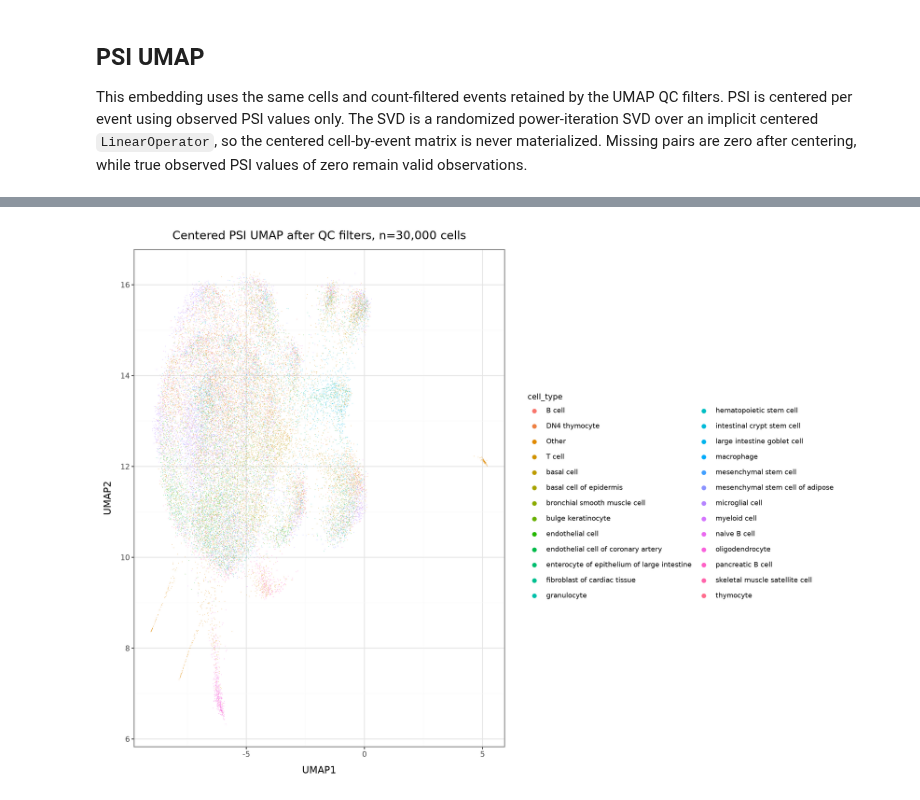
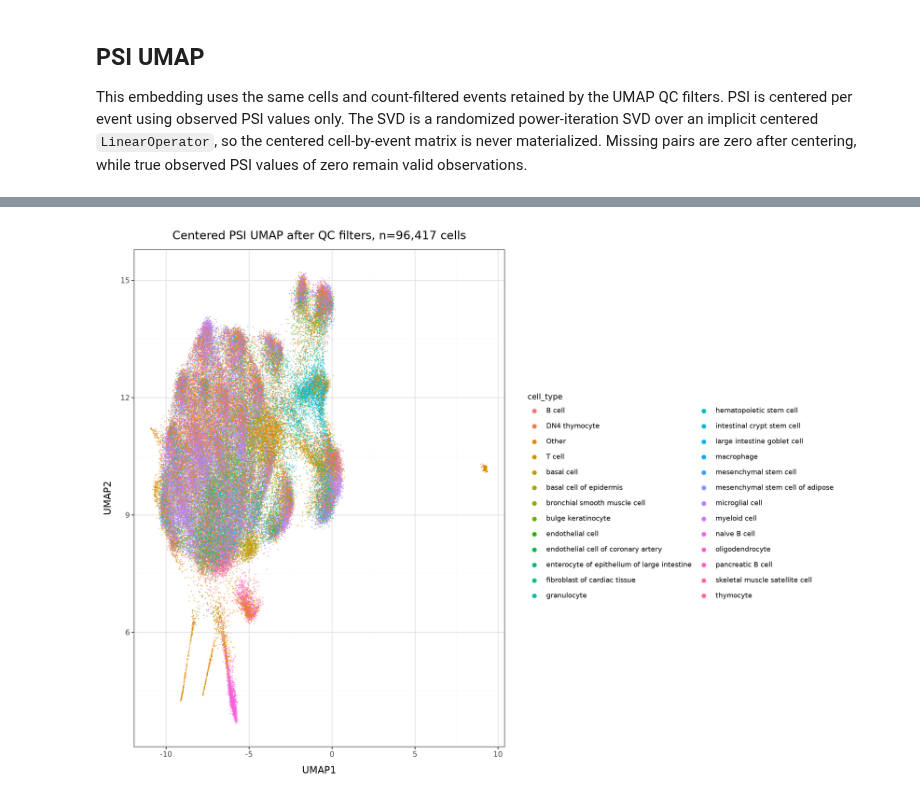
Before and after one commit to davidaknowles/tabula_rmats, a Jupyter notebook: rmats_counts_eda.executed.ipynb, the cells around one changed output, grey strips where cells are left out. Saved outputs shown, nothing was run; the diff lists cells and outputs as text; code cells hidden in the pictures.

Commit message:
Run EDA notebook on all QC-passing cells

```diff
--- a/rmats_counts_eda.executed.ipynb
+++ b/rmats_counts_eda.executed.ipynb
@@ -245,7 +245,7 @@ else:
 
 This uses a random subsample by default. It removes cells with fewer than `1e4` total inclusion+exclusion counts and events with fewer than `1000` total counts, normalizes total counts per cell, log-transforms, projects with randomized SVD, and runs UMAP.
 # %%
-N_CELLS_FOR_UMAP = 30000
+N_CELLS_FOR_UMAP = None
 N_COMPONENTS = 50
 RANDOM_STATE = 13
 MIN_TOTAL_COUNT_PER_CELL = 1e4
@@ -281,7 +281,7 @@ svd = TruncatedSVD(n_components=n_components, random_state=RANDOM_STATE)
 X_svd = svd.fit_transform(X_norm)
 print('Count SVD explained variance ratio sum:', svd.explained_variance_ratio_.sum())
 
-reducer = UMAP(n_neighbors=30, min_dist=0.3, metric='euclidean', random_state=RANDOM_STATE, verbose=True)
+reducer = UMAP(n_neighbors=30, min_dist=0.3, metric='euclidean', random_state=RANDOM_STATE, n_jobs=1, verbose=False)
 embedding = reducer.fit_transform(X_svd)
 
 umap_df = pd.DataFrame(embedding, columns=['UMAP1', 'UMAP2'], index=obs.index[sample_idx])
@@ -325,7 +313,7 @@ if cell_type_col is not None:
     count_plot_df['plot_cell_type'] = np.where(count_plot_df[cell_type_col].isin(top_types), count_plot_df[cell_type_col], 'Other')
     p_count_umap = (
         ggplot(count_plot_df, aes('UMAP1', 'UMAP2', color='plot_cell_type'))
-        + geom_point(size=0.35, alpha=0.7, stroke=0)
+        + geom_point(size=0.7, alpha=0.65, stroke=0)
         + labs(color=cell_type_col, title=f'Count UMAP after QC filters, n={len(count_plot_df):,} cells')
         + guides(color=guide_legend(override_aes={'size': 3, 'alpha': 1}))
         + theme_bw()
@@ -335,7 +323,7 @@ else:
     count_plot_df = umap_df.copy()
     p_count_umap = (
         ggplot(count_plot_df, aes('UMAP1', 'UMAP2'))
-        + geom_point(size=0.35, alpha=0.7, stroke=0)
+        + geom_point(size=0.7, alpha=0.65, stroke=0)
         + labs(title=f'Count UMAP after QC filters, n={len(count_plot_df):,} cells')
         + theme_bw()
         + theme(figure_size=(9, 8))
@@ -445,7 +433,7 @@ print(f'Implicit centered PSI operator: {A_psi.shape}, observed nnz={psi_sample.
 print(f'Power-iteration SVD captured centered sumsq ratio: {float(np.sum(psi_s**2) / total_centered_sumsq):.6f}')
 print('Top centered PSI singular values:', np.array2string(psi_s[:5], precision=3))
 
-psi_reducer = UMAP(n_neighbors=30, min_dist=0.3, metric='euclidean', random_state=RANDOM_STATE, verbose=True)
+psi_reducer = UMAP(n_neighbors=30, min_dist=0.3, metric='euclidean', random_state=RANDOM_STATE, n_jobs=1, verbose=False)
 psi_embedding = psi_reducer.fit_transform(X_psi_svd)
 
 psi_umap_df = pd.DataFrame(psi_embedding, columns=['UMAP1', 'UMAP2'], index=obs.index[sample_idx])
@@ -493,25 +466,25 @@ Epochs completed:  32%| ███▏       63/200 [00:08]
 # %%
 if cell_type_col is not None:
     top_types = psi_umap_df[cell_type_col].value_counts().head(25).index
     psi_plot_df = psi_umap_df.copy()
     psi_plot_df['plot_cell_type'] = np.where(psi_plot_df[cell_type_col].isin(top_types), psi_plot_df[cell_type_col], 'Other')
     p_psi_umap = (
         ggplot(psi_plot_df, aes('UMAP1', 'UMAP2', color='plot_cell_type'))
-        + geom_point(size=0.35, alpha=0.7, stroke=0)
+        + geom_point(size=0.7, alpha=0.65, stroke=0)
         + labs(color=cell_type_col, title=f'Centered PSI UMAP after QC filters, n={len(psi_plot_df):,} cells')
         + guides(color=guide_legend(override_aes={'size': 3, 'alpha': 1}))
         + theme_bw()
         + theme(figure_size=(12, 9), legend_title=element_text(size=9), legend_text=element_text(size=8))
     )
 else:
     psi_plot_df = psi_umap_df.copy()
     p_psi_umap = (
         ggplot(psi_plot_df, aes('UMAP1', 'UMAP2'))
-        + geom_point(size=0.35, alpha=0.7, stroke=0)
+        + geom_point(size=0.7, alpha=0.65, stroke=0)
         + labs(title=f'Centered PSI UMAP after QC filters, n={len(psi_plot_df):,} cells')
         + theme_bw()
         + theme(figure_size=(9, 8))
     )
 display(p_psi_umap)
 # %% [output]
-[figure, old version]
+[figure, new version]
```
Also changed, not shown: parts of 4 cells of this notebook, 1 other file.
